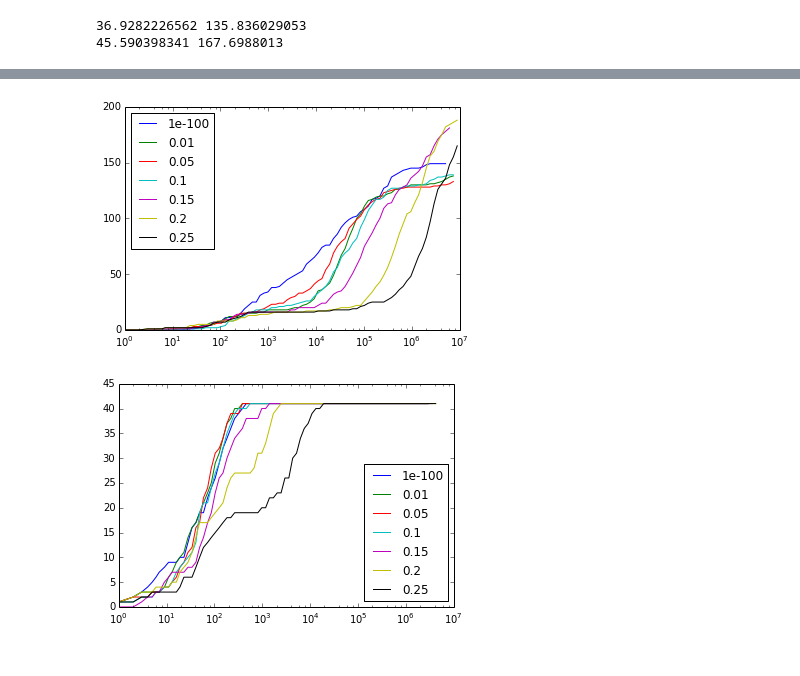
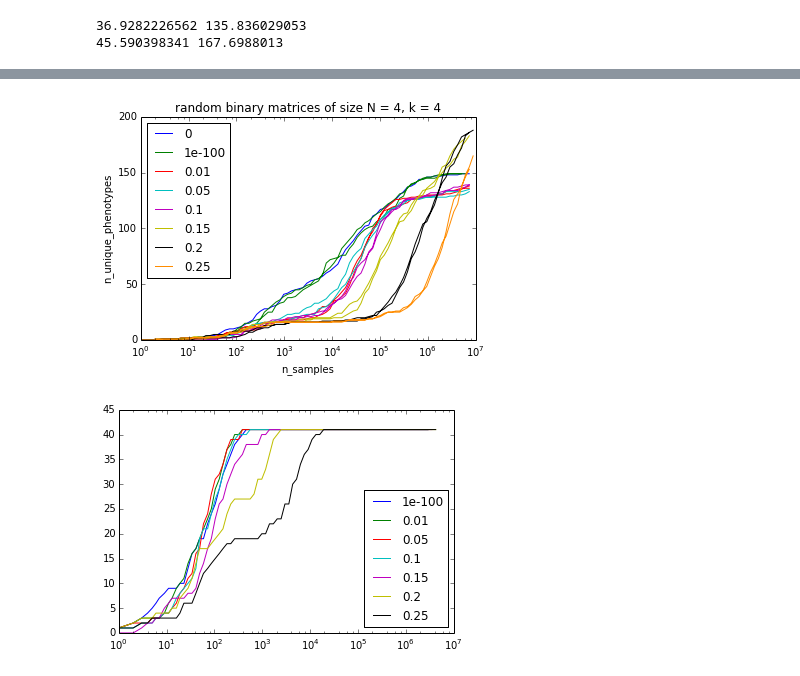
Before and after one commit to rpinho/autoregulation, a Jupyter notebook: exploratory-victor.ipynb, the cells around one changed output, grey strips where cells are left out. Drawn from its saved outputs; the diff is of its cells as text; code cells hidden in the pictures.

```diff
--- a/exploratory-victor.ipynb
+++ b/exploratory-victor.ipynb
@@ -9,8 +13,8 @@ bits = 4
 dim = 3
 print 2**bits**2, dim**bits, 2**bits**2 * dim**bits
 dims = range(3,10)
-all_fnames = [myrun_noiseN4s200, myrun_noiseN4u, myrun_noiseN4f]
+all_fnames = [myrun_noiseN4s200]#, myrun_noiseN4u, myrun_noiseN4f]
 n = array([[[load_last_line_of_txt(get_replaced_filename(myrun=fname, dim=dim) + '.tsv', dtype=int)[0] for fname in fnames] for dim in dims] for fnames in all_fnames])
-print n.min(), n.max()
+print n#.min(), n.max()
 # %% [output]
 65536 81 5308416
@@ -17,0 +28,10 @@ print n.min(), n.max()
+# %%
+dims = range(3,10)
+all_fnames = [myrun_noiseN4u, myrun_noiseN4s200, myrun_noiseN4f]
+fnames = myrun_noiseN4s
+for fname in fnames:
+    for dim in dims:
+        filename = get_replaced_filename(myrun=fname, dim=dim) + '.tsv'
+        n = load_last_line_of_txt(filename, dtype=int)[0]
+        if n < 7390722:
+            print filename, n
@@ -21,3 +59,8 @@ print 2420128./5308416 * 100, 8902150./5308416*100
 # %% [output]
 36.9282226562 135.836029053
 45.590398341 167.6988013
+# %%
+fname = 'N4bsn8inf'
+#myrun = cPickle.load(open(logs_dir + fname + '.run'))
+#myrun.filename
+get_replaced_filename(myrun=fname, dim=3)
@@ -24,11 +71,22 @@ print 2420128./5308416 * 100, 8902150./5308416*100
 # %%
-def plot_access_vs_samples(sampling=myrun_noiseN4s, k=4, devo_time=200, bits=None):
-    for fname in sampling:
+def plot_access_vs_samples_vs_noise(sampling=myrun_noiseN4s, k=4, devo_time=200, bits=4):
+    for fname, color in zip(sampling, colors[None]):
         myrun = cPickle.load(open(logs_dir + fname + '.run'))
         filename = get_replaced_filename(myrun=fname, dim=k)
         #filename = get_replaced_filename(filename, samples=1e6)
+        filename = get_replaced_filename(filename, myrun, bits)
         filename = get_replaced_filename(filename, devo_time=devo_time)
-        data = loadtxt(filename + '.tsv', int)
-        plot(data.T[0], data.T[1], label=myrun.noise)
-        xscale('log')
-        leg = legend(loc=0)
+        data = ma.masked_invalid(loadtxt(filename + '.tsv', int))
+
+        # mask the first point of run #2 to avoid connecting straight lines
+        i = where(data.T[0] == 1)[0]
+        if i.size > 1:
+            data[i[-1]].mask = [True, True]
+
+        plot(data.T[0], data.T[1], color, label=myrun.noise)
+
+    # set_plot_kwargs
+    xscale('log'); xlabel('n_samples'); ylabel('n_unique_phenotypes')
+    myrun.dim = k
+    title(get_myrun_title(myrun, experiment='dims overrepresentation'))
+    legend(loc=0)
@@ -39,5 +101,5 @@ plot_access_vs_samples()
 # %%
-plot_access_vs_samples(myrun_noiseN4u, devo_time=100)
+plot_access_vs_samples_vs_noise(myrun_noiseN4u, k=4, devo_time=100)
 # %% [output]
-[figure, old version]
+[figure, new version]
 # %%
```
Also changed, not shown: parts of 25 cells of this notebook.
